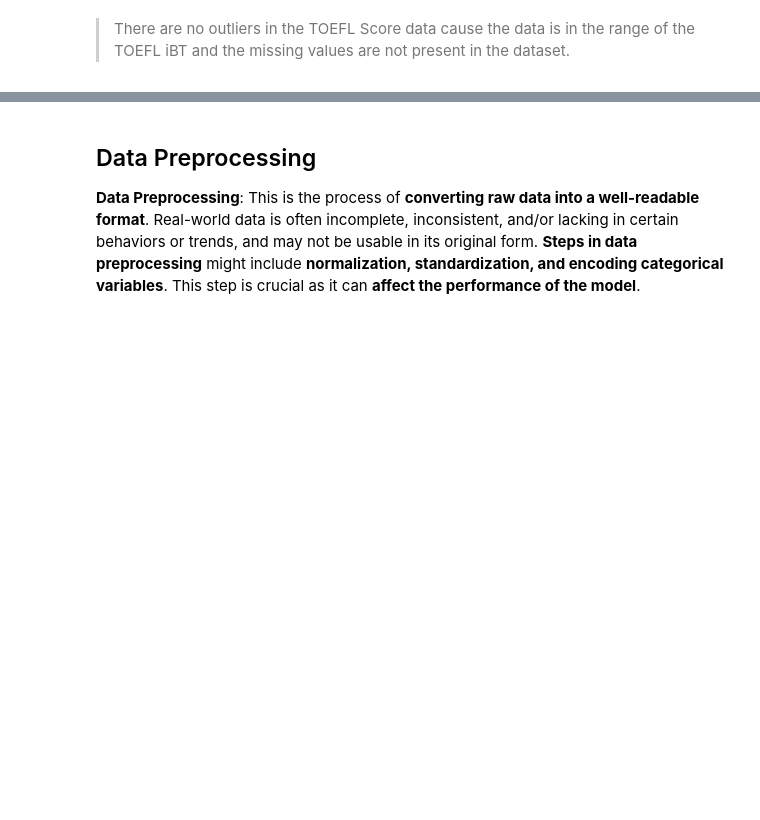
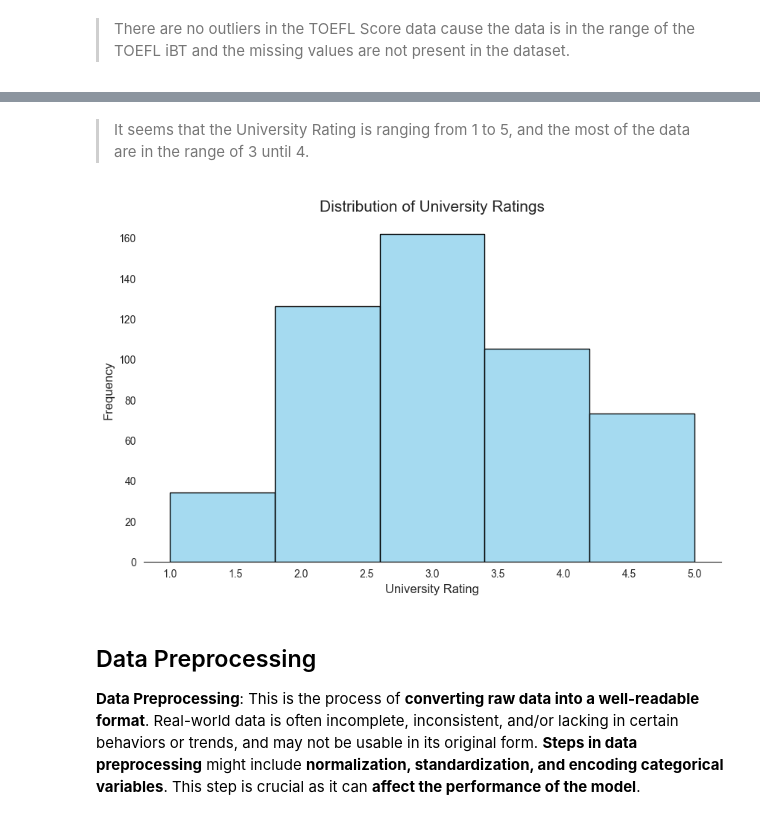
Before and after one commit to stefansphtr/Deep-Learning-Regression-with-Admissions-Data, a Jupyter notebook: Graduate_Admissions_Prediction_with_TensorFlow.ipynb, the cells around one changed output, grey strips where cells are left out. Drawn from its saved outputs; the diff is of its cells as text; code cells hidden in the pictures; blank space fills up the shorter version.

Commit message:
chore(eda): complete univariate analysis for the university rating

```diff
--- a/Graduate_Admissions_Prediction_with_TensorFlow.ipynb
+++ b/Graduate_Admissions_Prediction_with_TensorFlow.ipynb
@@ -300,3 +317,17 @@ utils.plot_distribution(
+# %% [markdown]
+> It seems that the University Rating is ranging from 1 to 5, and the most of the data are in the range of 3 until 4.
+# %%
+# Plot the distribution of University Ratings
+utils.plot_distribution(
+    data=df_admissions,
+    column="university_rating",
+    title="Distribution of University Ratings",
+    xlabel="University Rating",
+    ylabel="Frequency",
+    num_bins=5
+)
+# %% [output]
+[figure, added]
 # %% [markdown]
 ## Data Preprocessing
 
```
Also changed, not shown: parts of 2 cells of this notebook.
